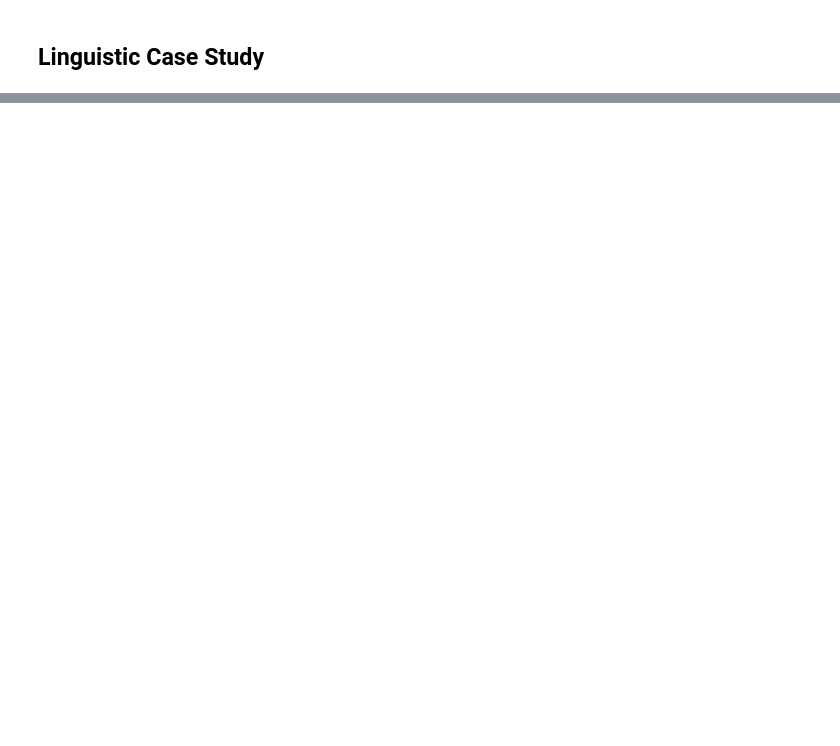
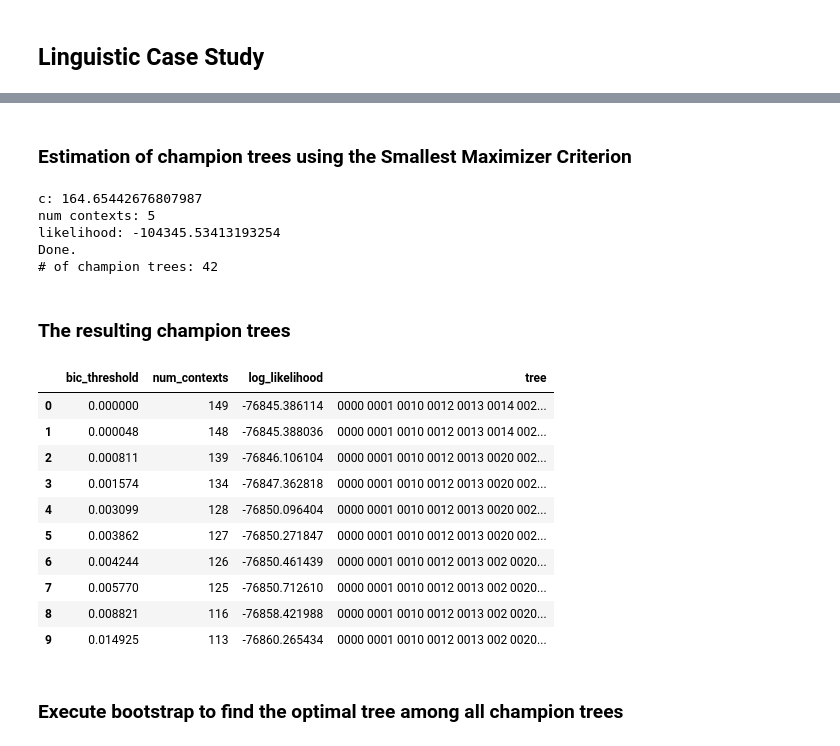
Before and after one commit to neuromat/smallest_maximizer_criterion, a Jupyter notebook: examples/notebooks/Linguistic Case Study.ipynb, the cells around one changed output, grey strips where cells are left out. Drawn from its saved outputs; the diff is of its cells as text; code cells hidden in the pictures; blank space fills up the shorter version.

```diff
--- a/examples/notebooks/Linguistic Case Study.ipynb
+++ b/examples/notebooks/Linguistic Case Study.ipynb
@@ -20 +20,5 @@ from g4l.evaluation.t_test import TTest
 from g4l.data import Sample
+# %%
+# global variables
+cache_dir = '../example1/cache'
+max_depth = 4
@@ -56,0 +32,47 @@ g4l.display.draw_tree(EP.best_tree().to_str())
+# %% [markdown]
+### Estimation of champion trees using the Smallest Maximizer Criterion
+# %%
+# callback function - it prints the latest champion tree estimated by SMC
+def fn(ret):
+    c, t = ret
+    clear_output(wait=True)
+    print("c:", c, "\nnum contexts:", t.num_contexts(), "\nlikelihood:", t.log_likelihood())
+
+# Instantiates SMC object
+smc = SMC(max_depth, penalty_interval=(0, 400),
+          epsilon=0.01,
+          callback_fn= fn)
+
+# Perform estimation for BP sample
+smc.fit(X_bp)
+print('Done. \n# of champion trees:', len(smc.context_trees))
+# %% [output]
+c: 164.65442676807987
+num contexts: 5
+likelihood: -104345.53413193254
+Done.
+# of champion trees: 42
+# %% [markdown]
+### The resulting champion trees
+# %%
+df = pd.DataFrame(columns=['bic_threshold', 'num_contexts', 'log_likelihood', 'tree'])
+df['bic_threshold'] = smc.tresholds
+df['num_contexts'] = [t.num_contexts() for t in smc.context_trees]
+df['log_likelihood'] = [t.log_likelihood() for t in smc.context_trees]
+df['tree'] = [t.to_str() for t in smc.context_trees]
+df.sort_values(['num_contexts'])
+df.head(10)
+# %% [output]
+|  | bic_threshold | num_contexts | log_likelihood | tree |
+| 0 | 0.000000 | 149 | -76845.386114 | 0000 0001 0010 0012 0013 0014 002... |
+| 1 | 0.000048 | 148 | -76845.388036 | 0000 0001 0010 0012 0013 0014 002... |
+| 2 | 0.000811 | 139 | -76846.106104 | 0000 0001 0010 0012 0013 0020 002... |
+| 3 | 0.001574 | 134 | -76847.362818 | 0000 0001 0010 0012 0013 0020 002... |
+| 4 | 0.003099 | 128 | -76850.096404 | 0000 0001 0010 0012 0013 0020 002... |
+| 5 | 0.003862 | 127 | -76850.271847 | 0000 0001 0010 0012 0013 0020 002... |
+| 6 | 0.004244 | 126 | -76850.461439 | 0000 0001 0010 0012 0013 002 0020... |
+| 7 | 0.005770 | 125 | -76850.712610 | 0000 0001 0010 0012 0013 002 0020... |
+| 8 | 0.008821 | 116 | -76858.421988 | 0000 0001 0010 0012 0013 002 0020... |
+| 9 | 0.014925 | 113 | -76860.265434 | 0000 0001 0010 0012 0013 002 0020... |
+# %% [markdown]
+### Execute bootstrap to find the optimal tree among all champion trees
```
Also changed, not shown: parts of 18 cells of this notebook, 16 other files.
